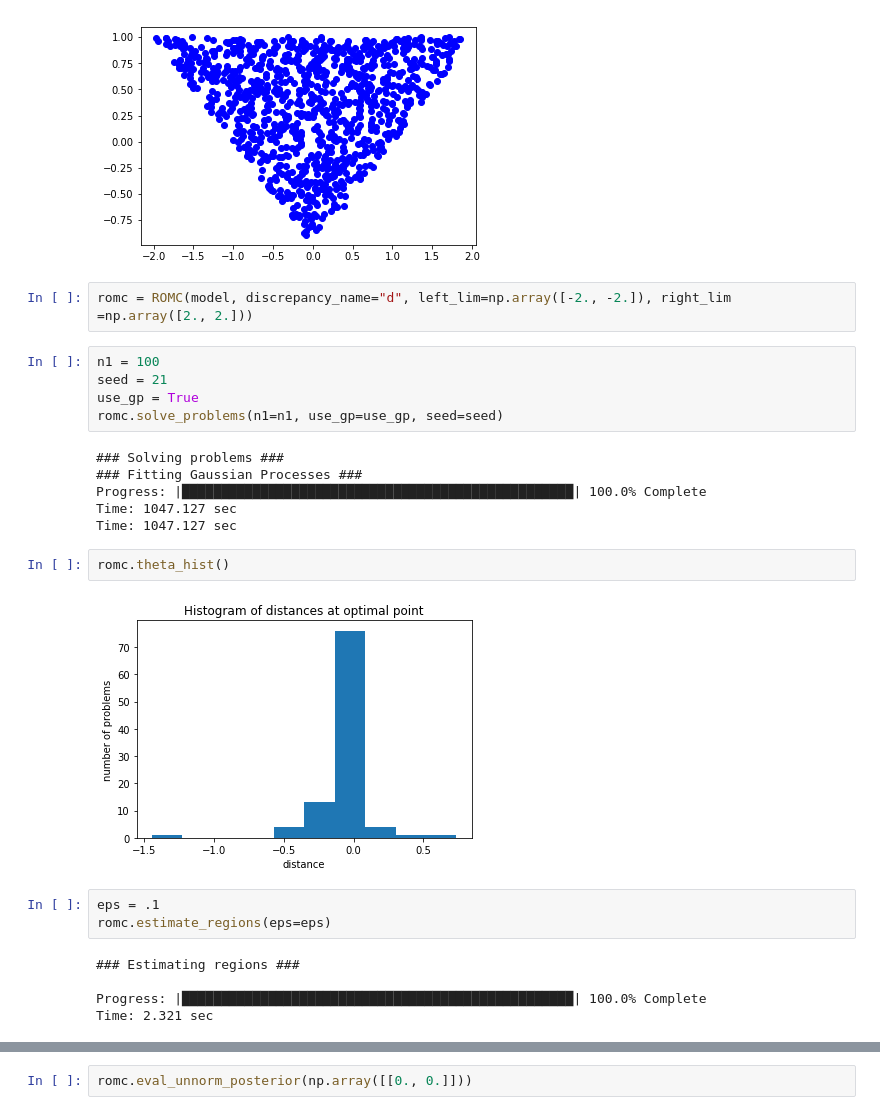
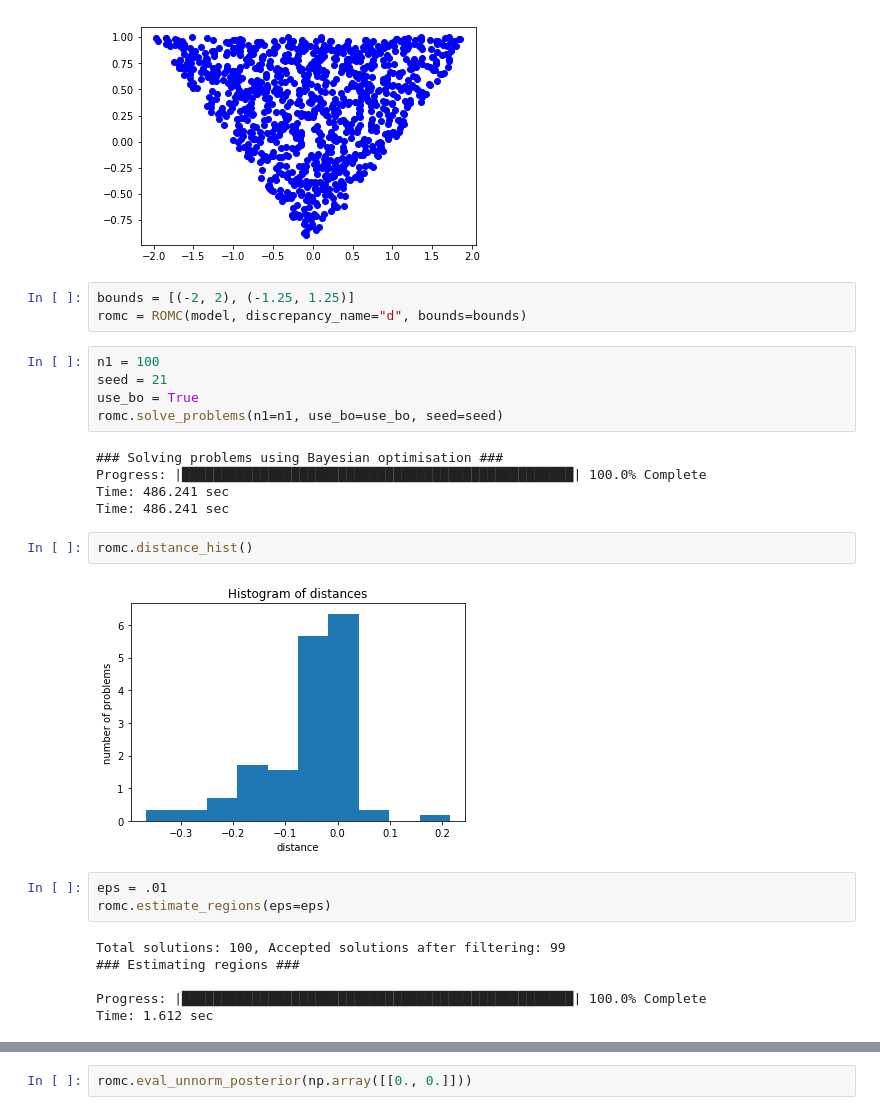
Before and after one commit to givasile/edinburgh-thesis, a Jupyter notebook: notebook_examples/example_MA2_gp.ipynb, the cells around one changed output, grey strips where cells are left out. Cells and saved outputs as stored; diff of their text form.

```diff
--- a/notebook_examples/example_MA2_gp.ipynb
+++ b/notebook_examples/example_MA2_gp.ipynb
@@ -25,31 +25,32 @@ plt.plot(x["t1"], x["t2"], "bo")
 plt.show()
 # %% [output]
 [figure]
-# %%
-romc = ROMC(model, discrepancy_name="d", left_lim=np.array([-2., -2.]), right_lim =np.array([2., 2.]))
+# %%
+bounds = [(-2, 2), (-1.25, 1.25)]
+romc = ROMC(model, discrepancy_name="d", bounds=bounds)
 # %%
 n1 = 100
 seed = 21
-use_gp = True
-romc.solve_problems(n1=n1, use_gp=use_gp, seed=seed)
+use_bo = True
+romc.solve_problems(n1=n1, use_bo=use_bo, seed=seed)
 # %% [output]
-### Solving problems ###
-### Fitting Gaussian Processes ###
+### Solving problems using Bayesian optimisation ###
 Progress: |██████████████████████████████████████████████████| 100.0% Complete
-Time: 1047.127 sec
-Time: 1047.127 sec
+Time: 486.241 sec
+Time: 486.241 sec
 # %%
-romc.theta_hist()
+romc.distance_hist()
 # %% [output]
-[figure, old version]
+[figure, new version]
 # %%
-eps = .1
+eps = .01
 romc.estimate_regions(eps=eps)
 # %% [output]
+Total solutions: 100, Accepted solutions after filtering: 99
 ### Estimating regions ###
 
 Progress: |██████████████████████████████████████████████████| 100.0% Complete
-Time: 2.321 sec
+Time: 1.612 sec
 # %%
 romc.visualize_region(5)
 # %% [output]
```
Also changed, not shown: parts of 8 cells of this notebook, 22 other files.
